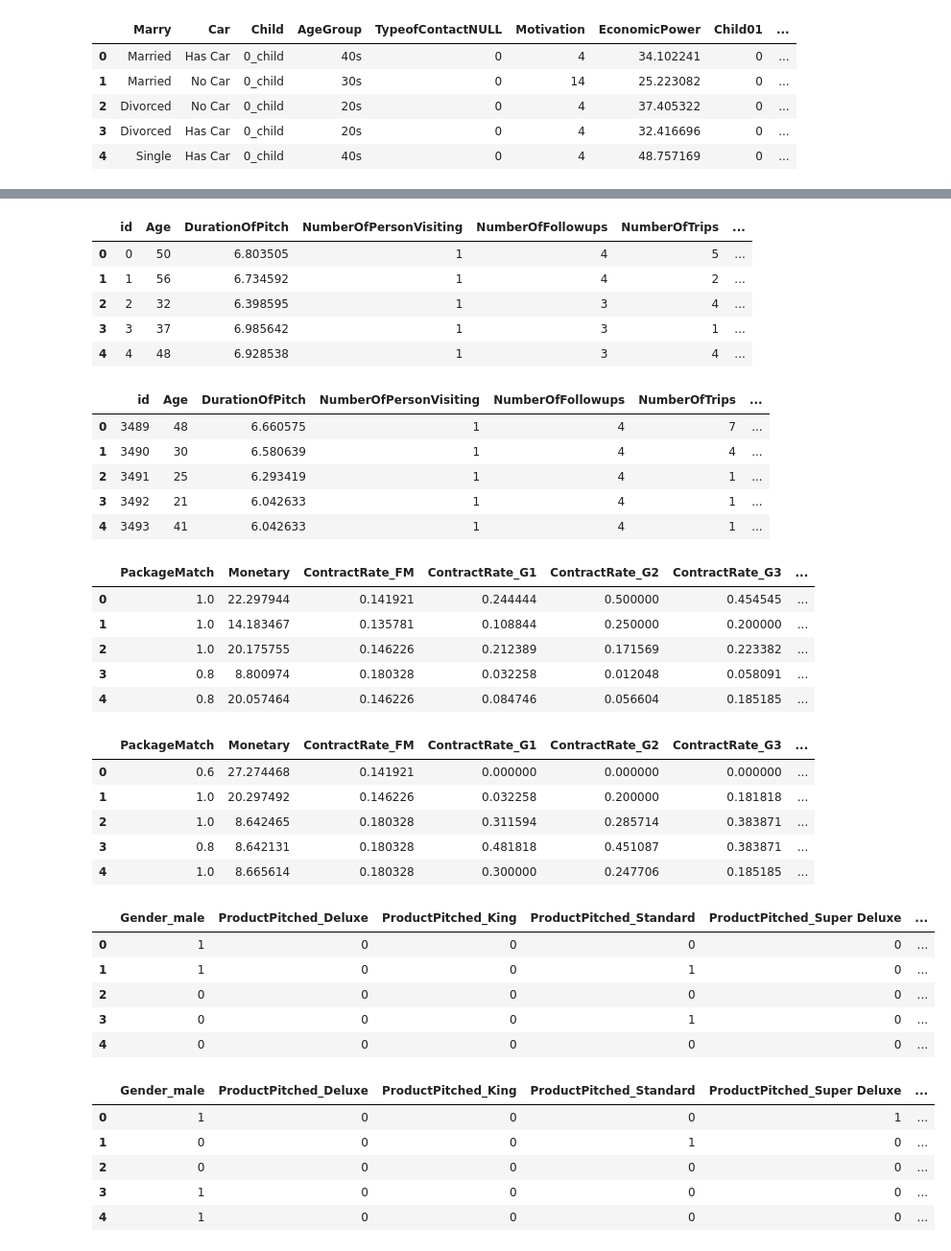
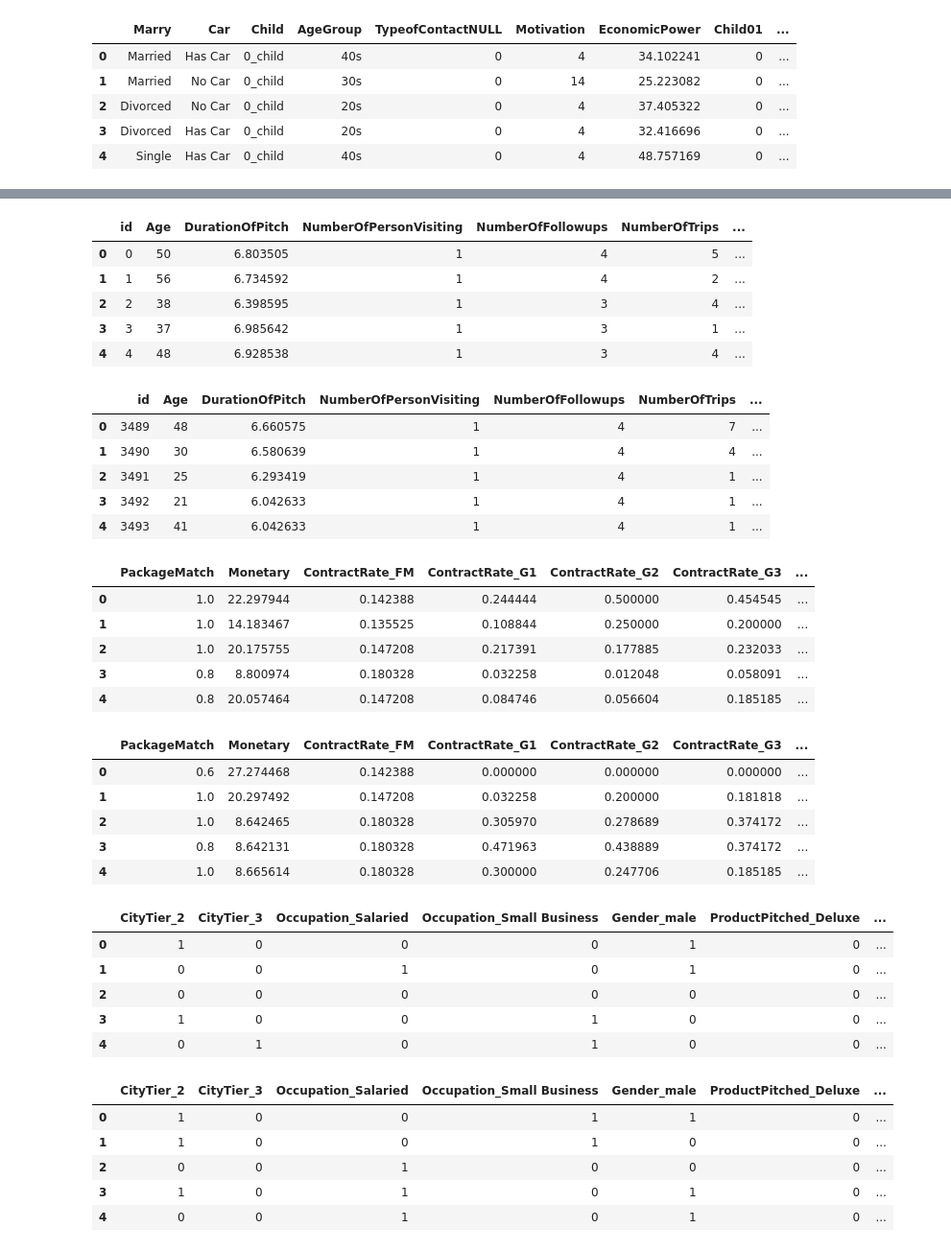
Before and after one commit to RickHub0115/SIGNATE-Summer-Cup-2024, a Jupyter notebook: scr/feature_for_not_gbdt/encoding_for_not_gbdt.ipynb, the cells around one changed output, grey strips where cells are left out. Shown at 96% size. Saved outputs shown, nothing was run; the diff lists cells and outputs as text; code cells hidden in the pictures.

```diff
--- a/scr/feature_for_not_gbdt/encoding_for_not_gbdt.ipynb
+++ b/scr/feature_for_not_gbdt/encoding_for_not_gbdt.ipynb
@@ -5,8 +5,8 @@ os.chdir('../../')
 import numpy as np
 import pandas as pd
 # %%
-df_train = pd.read_csv('data/feature_engineered/null_cat/train_null_cat.csv')
-df_test = pd.read_csv('data/feature_engineered/null_cat/test_null_cat.csv')
+df_train = pd.read_csv('data/feature_engineered/null_representative/train_null_median.csv')
+df_test = pd.read_csv('data/feature_engineered/null_representative/test_null_median.csv')
 # %%
 display(df_train.iloc[:5, :16])
 display(df_test.iloc[:5, :16])
@@ -105,7 +106,7 @@ display(df_test_encoded.iloc[:5, :16])
 |  | id | Age | DurationOfPitch | NumberOfPersonVisiting | NumberOfFollowups | NumberOfTrips | ... |
 | 0 | 0 | 50 | 6.803505 | 1 | 4 | 5 | ... |
 | 1 | 1 | 56 | 6.734592 | 1 | 4 | 2 | ... |
-| 2 | 2 | 32 | 6.398595 | 1 | 3 | 4 | ... |
+| 2 | 2 | 38 | 6.398595 | 1 | 3 | 4 | ... |
 | 3 | 3 | 37 | 6.985642 | 1 | 3 | 1 | ... |
 | 4 | 4 | 48 | 6.928538 | 1 | 3 | 4 | ... |
 |  | id | Age | DurationOfPitch | NumberOfPersonVisiting | NumberOfFollowups | NumberOfTrips | ... |
@@ -119,32 +120,32 @@ display(df_train_encoded.iloc[:5, 17:32])
 display(df_test_encoded.iloc[:5, 16:31])
 # %% [output]
 |  | PackageMatch | Monetary | ContractRate_FM | ContractRate_G1 | ContractRate_G2 | ContractRate_G3 | ... |
-| 0 | 1.0 | 22.297944 | 0.141921 | 0.244444 | 0.500000 | 0.454545 | ... |
-| 1 | 1.0 | 14.183467 | 0.135781 | 0.108844 | 0.250000 | 0.200000 | ... |
-| 2 | 1.0 | 20.175755 | 0.146226 | 0.212389 | 0.171569 | 0.223382 | ... |
+| 0 | 1.0 | 22.297944 | 0.142388 | 0.244444 | 0.500000 | 0.454545 | ... |
+| 1 | 1.0 | 14.183467 | 0.135525 | 0.108844 | 0.250000 | 0.200000 | ... |
+| 2 | 1.0 | 20.175755 | 0.147208 | 0.217391 | 0.177885 | 0.232033 | ... |
 | 3 | 0.8 | 8.800974 | 0.180328 | 0.032258 | 0.012048 | 0.058091 | ... |
-| 4 | 0.8 | 20.057464 | 0.146226 | 0.084746 | 0.056604 | 0.185185 | ... |
+| 4 | 0.8 | 20.057464 | 0.147208 | 0.084746 | 0.056604 | 0.185185 | ... |
 |  | PackageMatch | Monetary | ContractRate_FM | ContractRate_G1 | ContractRate_G2 | ContractRate_G3 | ... |
-| 0 | 0.6 | 27.274468 | 0.141921 | 0.000000 | 0.000000 | 0.000000 | ... |
-| 1 | 1.0 | 20.297492 | 0.146226 | 0.032258 | 0.200000 | 0.181818 | ... |
-| 2 | 1.0 | 8.642465 | 0.180328 | 0.311594 | 0.285714 | 0.383871 | ... |
-| 3 | 0.8 | 8.642131 | 0.180328 | 0.481818 | 0.451087 | 0.383871 | ... |
+| 0 | 0.6 | 27.274468 | 0.142388 | 0.000000 | 0.000000 | 0.000000 | ... |
+| 1 | 1.0 | 20.297492 | 0.147208 | 0.032258 | 0.200000 | 0.181818 | ... |
+| 2 | 1.0 | 8.642465 | 0.180328 | 0.305970 | 0.278689 | 0.374172 | ... |
+| 3 | 0.8 | 8.642131 | 0.180328 | 0.471963 | 0.438889 | 0.374172 | ... |
 | 4 | 1.0 | 8.665614 | 0.180328 | 0.300000 | 0.247706 | 0.185185 | ... |
 # %%
 display(df_train_encoded.iloc[:5, 32:45])
-display(df_test_encoded.iloc[:5, 31:45])
+display(df_test_encoded.iloc[:5, 31:44])
 # %% [output]
-|  | Gender_male | ProductPitched_Deluxe | ProductPitched_King | ProductPitched_Standard | ProductPitched_Super Deluxe | ... |
-| 0 | 1 | 0 | 0 | 0 | 0 | ... |
-| 1 | 1 | 0 | 0 | 1 | 0 | ... |
-| 2 | 0 | 0 | 0 | 0 | 0 | ... |
-| 3 | 0 | 0 | 0 | 1 | 0 | ... |
-| 4 | 0 | 0 | 0 | 0 | 0 | ... |
+|  | CityTier_2 | CityTier_3 | Occupation_Salaried | Occupation_Small Business | Gender_male | ProductPitched_Deluxe | ... |
+| 0 | 1 | 0 | 0 | 0 | 1 | 0 | ... |
+| 1 | 0 | 0 | 1 | 0 | 1 | 0 | ... |
+| 2 | 0 | 0 | 0 | 0 | 0 | 0 | ... |
+| 3 | 1 | 0 | 0 | 1 | 0 | 0 | ... |
+| 4 | 0 | 1 | 0 | 1 | 0 | 0 | ... |
-|  | Gender_male | ProductPitched_Deluxe | ProductPitched_King | ProductPitched_Standard | ProductPitched_Super Deluxe | ... |
-| 0 | 1 | 0 | 0 | 0 | 1 | ... |
-| 1 | 0 | 0 | 0 | 1 | 0 | ... |
-| 2 | 0 | 0 | 0 | 0 | 0 | ... |
-| 3 | 1 | 0 | 0 | 0 | 0 | ... |
-| 4 | 1 | 0 | 0 | 0 | 0 | ... |
+|  | CityTier_2 | CityTier_3 | Occupation_Salaried | Occupation_Small Business | Gender_male | ProductPitched_Deluxe | ... |
+| 0 | 1 | 0 | 0 | 1 | 1 | 0 | ... |
+| 1 | 1 | 0 | 0 | 1 | 0 | 0 | ... |
+| 2 | 0 | 0 | 1 | 0 | 0 | 0 | ... |
+| 3 | 1 | 0 | 1 | 0 | 1 | 0 | ... |
+| 4 | 0 | 0 | 1 | 0 | 1 | 0 | ... |
 # %%
 display(df_train_encoded.iloc[:5, 45:])
```
Also changed, not shown: parts of 5 cells of this notebook, 11 other files.
